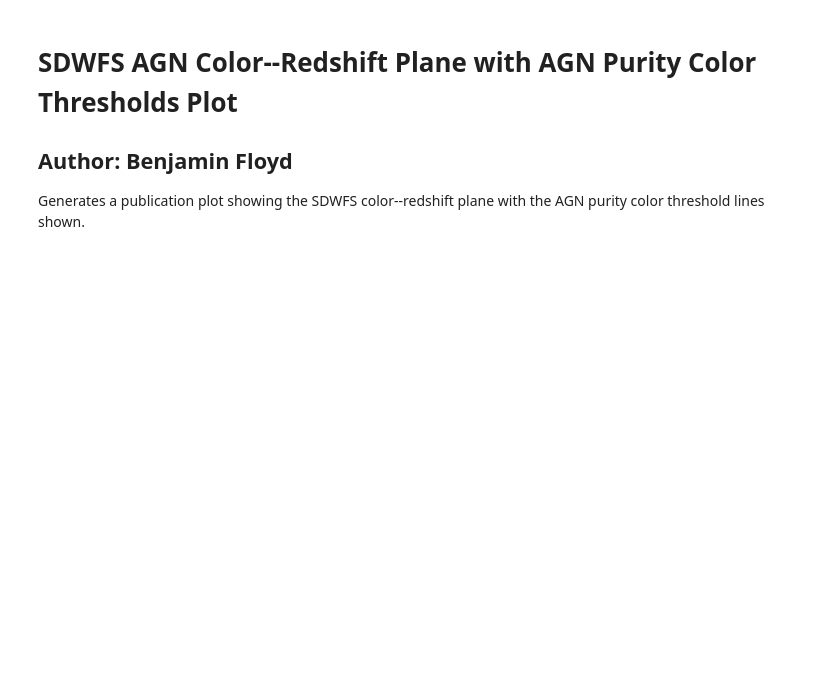
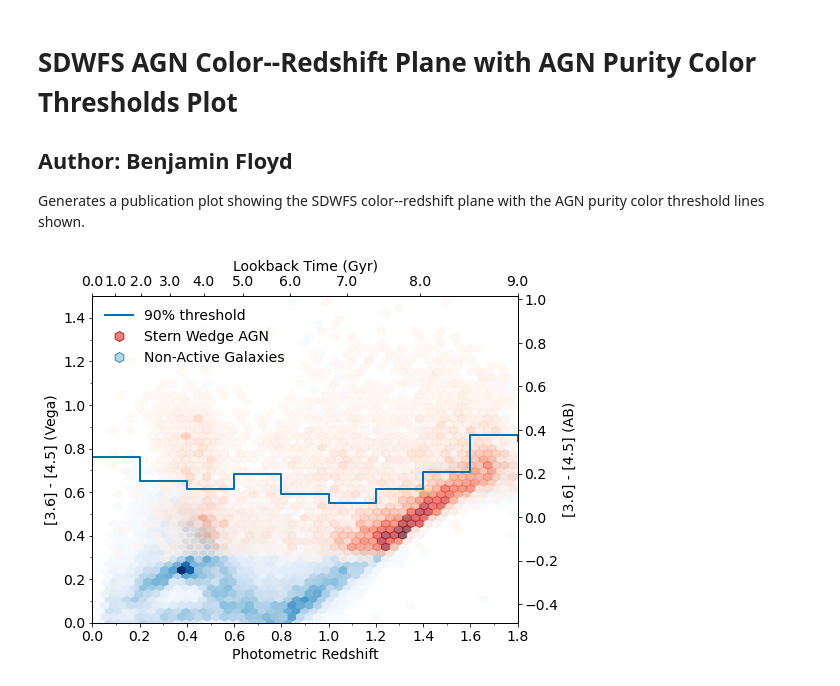
Before and after one commit to floydie7/SPT_AGN, a Jupyter notebook: SDWFS_AGN_color-redshift_with_AGN_purity.ipynb, the cells around one changed output. Saved outputs shown, nothing was run; the diff lists cells and outputs as text; code cells hidden in the pictures; blank space fills up the shorter version.

```diff
--- a/SDWFS_AGN_color-redshift_with_AGN_purity.ipynb
+++ b/SDWFS_AGN_color-redshift_with_AGN_purity.ipynb
@@ -15,6 +15,8 @@ from matplotlib.ticker import AutoMinorLocator
 
 %matplotlib inline
 plt.style.use('seaborn-colorblind')
+plt.rcParams.update({'font.size': 14})
+
 cosmo = FlatLambdaCDM(H0=70, Om0=0.3)
 # %%
 # Read in the SDWFS photometric catalog
@@ -38,6 +40,12 @@ sdwfs_photz = Table.read('Data_Repository/Catalogs/Bootes/SDWFS/mbz_v0.06_prior_
 
 # Join the two catalogs together
 sdwfs_cat = join(sdwfs_main, sdwfs_photz, keys='ID')
+# %%
+# Require SNR cuts of > 5 in all bands for a clean sample
+sdwfs_cat = sdwfs_cat[(sdwfs_cat['CH1_APFLUX4'] / sdwfs_cat['CH1_APFLUXERR4'] >= 5) &
+                      (sdwfs_cat['CH2_APFLUX4'] / sdwfs_cat['CH2_APFLUXERR4'] >= 5) &
+                      (sdwfs_cat['CH3_APFLUX4'] / sdwfs_cat['CH3_APFLUXERR4'] >= 5) &
+                      (sdwfs_cat['CH4_APFLUX4'] / sdwfs_cat['CH4_APFLUXERR4'] >= 5)]
 # %%
 # For convenience, add columns for the two colors
 sdwfs_cat['CH1_CH2_COLOR'] = sdwfs_cat['CH1_APMAG4'] - sdwfs_cat['CH2_APMAG4']
@@ -72,8 +80,51 @@ non_agn = sdwfs_cat[np.in1d(sdwfs_cat['ID'], stern_complement_ids)]
 # Read in the file with stored purity color threshold data
 with open('Data_Repository/Project_Data/SPT-IRAGN/SDWFS_background/SDWFS_purity_color.json', 'r') as f:
     purity_data = json.load(f)
-z_bins = purity_data['z_bins']
+z_bins = purity_data['redshift_bins']
 color_bins = purity_data['color_bins']
 purity_90_color = purity_data['purity_90_colors']
+purity_92_color = purity_data['purity_92_colors']
 purity_95_color = purity_data['purity_95_colors']
+# %%
+# Make main plot only
+z_bin_centers = np.diff(z_bins) + z_bins[:-1]
+fig, ax = plt.subplots(figsize=(7.8, 6))
+
+# Main panel plot
+ax.hexbin(non_agn['PHOT_Z'], non_agn['CH1_CH2_COLOR'], gridsize=50, extent=(0., 1.8, 0., 1.5), cmap='Blues', bins=None, mincnt=1)
+ax.hexbin(stern_agn['PHOT_Z'], stern_agn['CH1_CH2_COLOR'], gridsize=50, extent=(0., 1.8, 0., 1.5), cmap='Reds', bins=None, mincnt=1, alpha=0.6)
+ax.step(z_bins[:-1], purity_90_color, where='post', lw=2, label='90% threshold')
+# ax.step(z_bins[:-1], purity_92_color, where='post', lw=2, label='92% threshold')
+# ax.step(z_bins[:-1], purity_95_color, lw=2, where='post', label='95% threshold')
+# ax.axhline(y=0.7, color='k', lw=2, ls='--', label=r'$[3.6] - [4.5] \geq 0.7$')
+
+# Main panel axes and legend
+ax.yaxis.set_minor_locator(AutoMinorLocator(2))
+ax.xaxis.set_minor_locator(AutoMinorLocator(2))
+handles, labels = ax.get_legend_handles_labels()
+handles.extend([Line2D([0], [0], marker='h', color='w', markerfacecolor='lightcoral', markeredgecolor='firebrick', markersize=10),
+                Line2D([0], [0], marker='h', color='w', markerfacecolor='lightblue', markeredgecolor='steelblue', markersize=10)])
+labels.extend(['Stern Wedge AGN', 'Non-Active Galaxies'])
+plt.legend(handles, labels, frameon=False)
+ax.set(xlabel='Photometric Redshift', ylabel='[3.6] - [4.5] (Vega)', ylim=[0, 1.5], xlim=[0, 1.8])
+
+# Main panel lookback time top axis
+min_z, max_z = ax.get_xlim()
+ax1 = ax.twiny()
+lb_time = np.arange(cosmo.lookback_time(min_z).value, cosmo.lookback_time(max_z).value) * u.Gyr
+lb_time_ticks = [z_at_value(cosmo.lookback_time, lbt) for lbt in lb_time[1:]]
+lb_time_ticks.insert(0, 0)
+ax1.set_xticks(lb_time_ticks)
+ax1.set_xticklabels([f'{lbt:.1f}' for lbt in lb_time.value])
+ax1.set(xlabel='Lookback Time (Gyr)')
+
+# Add AB colors on right axis
+min_color, max_color = ax.get_ylim()
+ax2 = ax.twinx()
+ax2.set(ylabel='[3.6] - [4.5] (AB)', ylim=[min_color+2.779-3.264, max_color+2.779-3.264])
+
+fig.tight_layout()
+fig.savefig('Data_Repository/Project_Data/SPT-IRAGN/Publication_Plots/SDWFS_AGN_color-redshift_color_thresholds_publication.pdf')
+# %% [output]
+[figure, added]
 # %%
```
Also changed, not shown: parts of 2 cells of this notebook, 7 other files.
